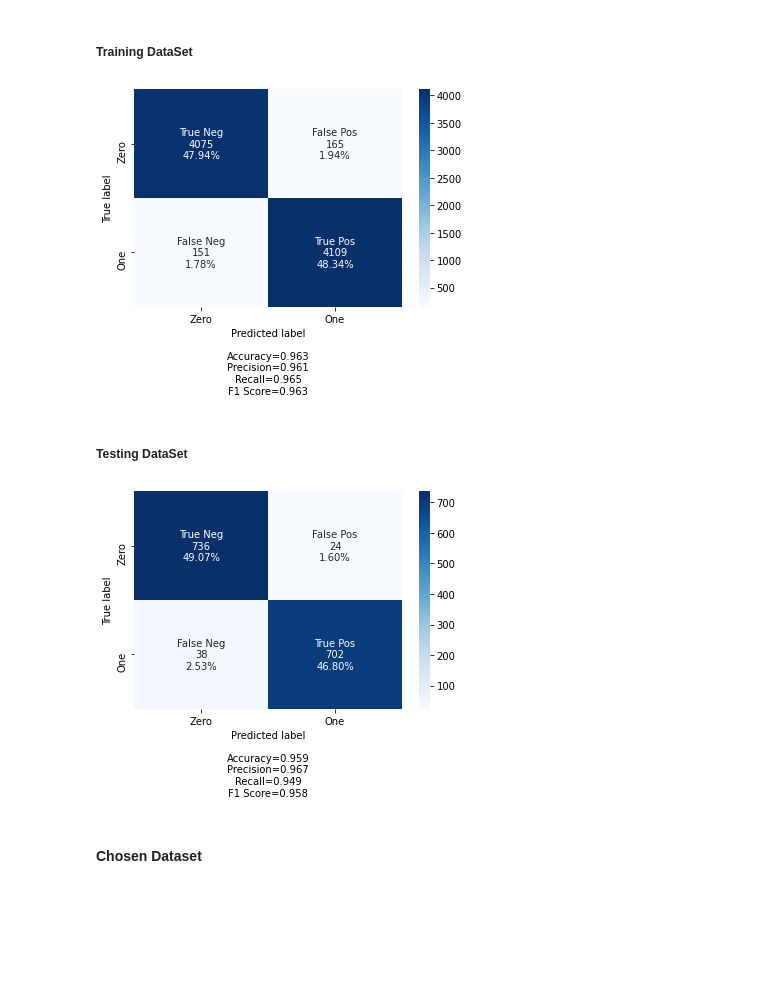
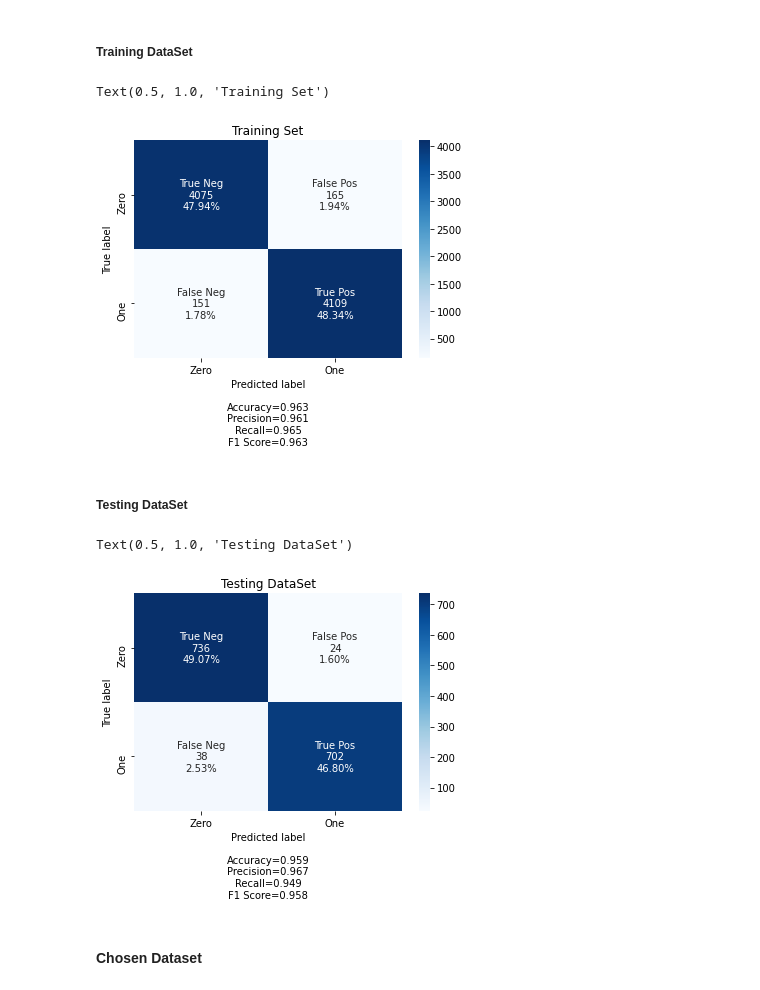
Before and after one commit to mohcineelharras/daml_project, a Jupyter notebook: project/daml_project.ipynb, the cells around one changed output. Saved outputs shown, nothing was run; the diff lists cells and outputs as text; code cells hidden in the pictures; blank space fills up the shorter version.

```diff
--- a/project/daml_project.ipynb
+++ b/project/daml_project.ipynb
@@ -1158,18 +1158,20 @@ LogisticRegression(C=100000.0, class_weight=None, dual=False,
 # %%
 #---------------------------------------------------------------------------
 y_pred=logreg.predict(X_train)
 #***************************************************************************
 #---------------------------------------------------------------------------
 #Confusion Matrix
 cf_matrix=confusion_matrix(y_pred, y_train)
 #tn, fp, fn, tp=confusion_matrix(y_test, predictions).ravel()
 labels = ['True Neg','False Pos','False Neg','True Pos']
 categories = ['Zero', 'One']
 make_confusion_matrix(cf_matrix,
                       group_names=labels,
                       categories=categories, )
+plt.title("Training DataSet")
 # %% [output]
+Text(0.5, 1.0, 'Training Set')
-[figure, old version]
+[figure, new version]
 # %% [markdown]
 ##### Testing DataSet
 # %%
@@ -1185,8 +1187,10 @@ categories = ['Zero', 'One']
 make_confusion_matrix(cf_matrix,
                       group_names=labels,
                       categories=categories, )
+plt.title("Testing DataSet")
 # %% [output]
+Text(0.5, 1.0, 'Testing DataSet')
-[figure, old version]
+[figure, new version]
 # %% [markdown]
 #### Chosen Dataset
 # %% [markdown]
```
Also changed, not shown: parts of 23 cells of this notebook.
